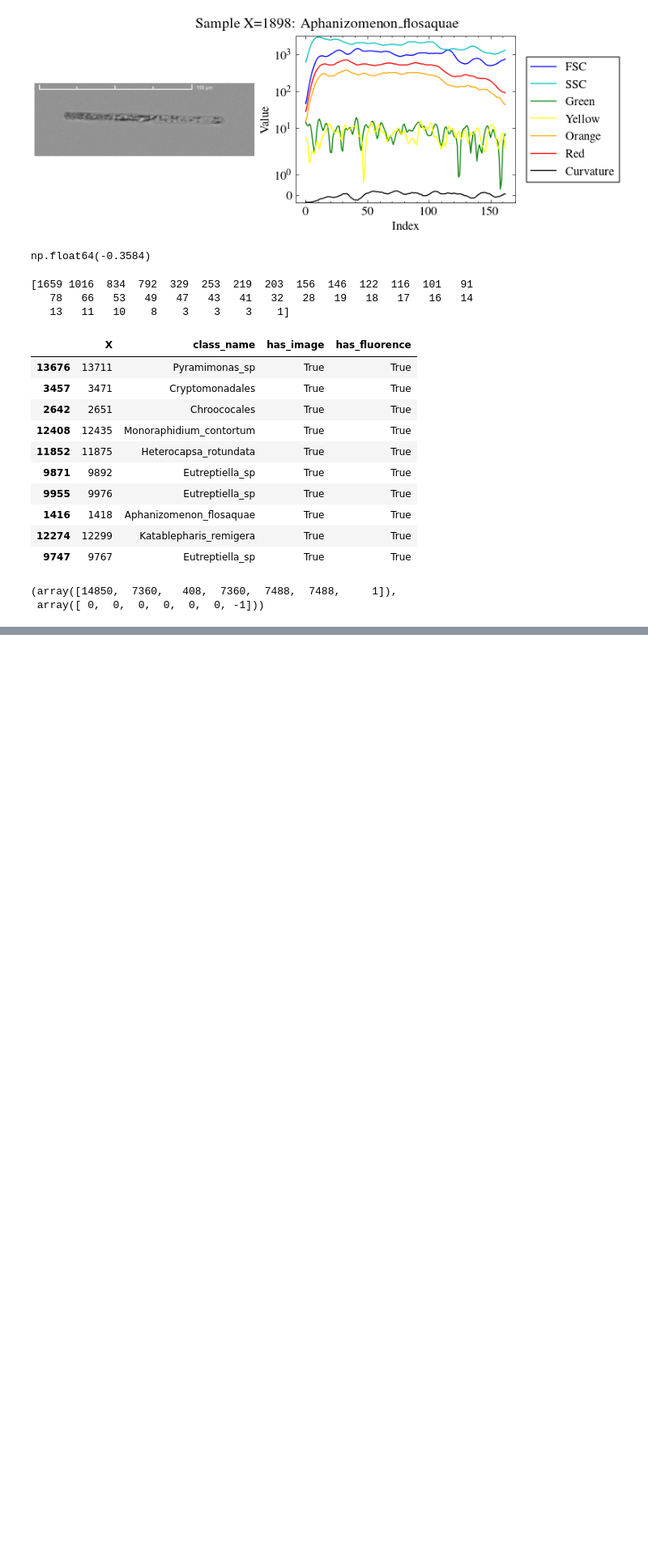
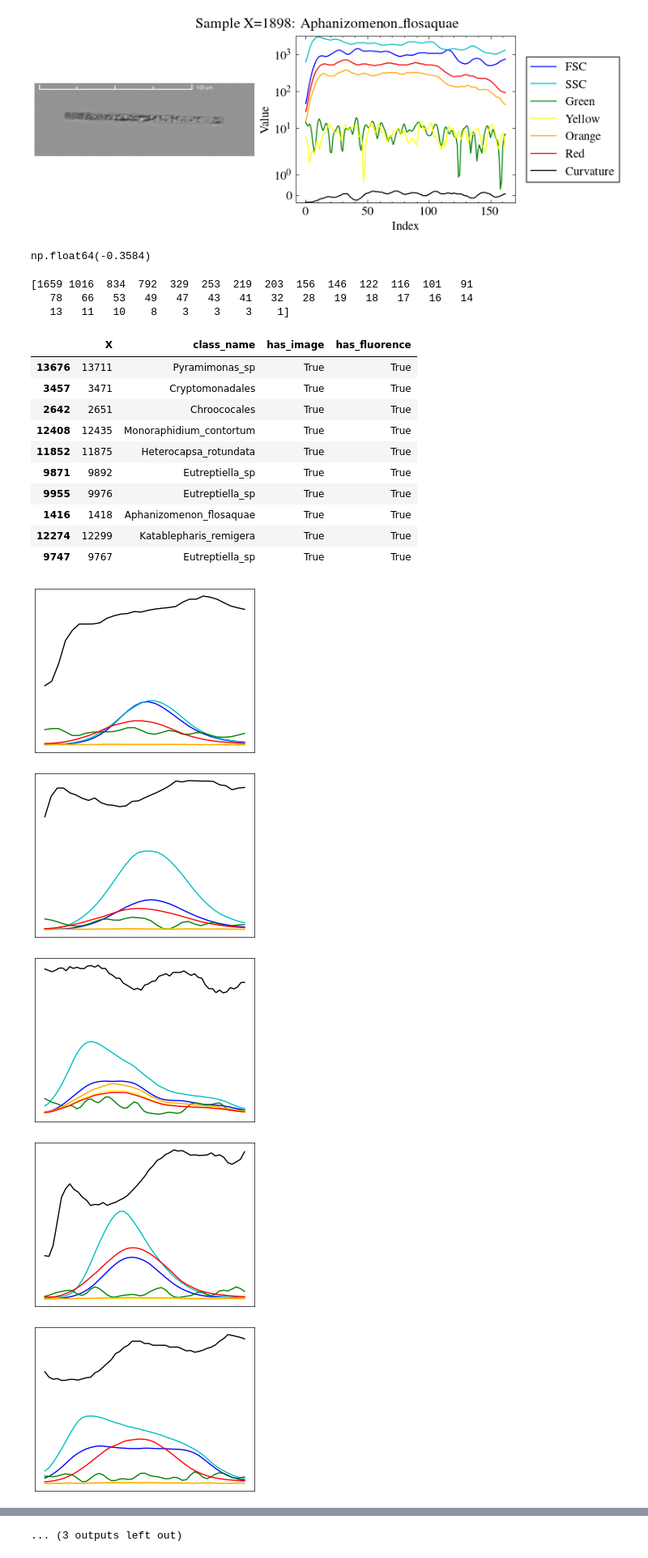
Before and after one commit to imveikka/multimodal_plankton_recognition, a Jupyter notebook: data_analysis.ipynb, the cells around one changed output, grey strips where cells are left out. Shown at 81% size. Drawn from its saved outputs; the diff is of its cells as text; code cells hidden in the pictures; blank space fills up the shorter version.

```diff
--- a/data_analysis.ipynb
+++ b/data_analysis.ipynb
@@ -169,7 +169,39 @@ multimodal.sample(10)
 table = pd.read_csv('./data/CytoSense/Pulse-shapes_annotated_CS_images.csv')
 # %%
 table = table.iloc[:, -7:].dropna()
-table.max(0).to_numpy().astype(int), table.min(0).to_numpy().astype(int)
+max_vals = table.max(0).to_numpy().astype(int)
+min_vals = table.min(0).to_numpy().astype(int)
-# %% [output]
-(array([14850,  7360,   408,  7360,  7488,  7488,     1]),
- array([ 0,  0,  0,  0,  0,  0, -1]))
+# %%
+
+for _, sample in annotations[annotations.iloc[:, -2:].T.all()].sample(20).iterrows():
+    x = sample.X
+
+    image = Image.open(image_dir / f"{x}.jpg")
+    fluorescence = pd.read_csv(fluorence_dir / f"{x}.csv")
+
+    h, w = image.size
+
+    if h == w:
+        styles = ['b', 'c', 'g', 'yellow', 'orange', 'r', 'k']
+
+        fig, ax = plt.subplots()
+
+
+        fluorescence = (fluorescence - min_vals) / (max_vals - min_vals)
+        ax = fluorescence.plot(ax=ax, style=dict(zip(fluorescence.columns, styles)))
+
+        ax.legend().set_visible(False)
+
+        ax.get_xaxis().set_visible(False)
+        ax.get_yaxis().set_visible(False)
+
+        plt.savefig(f'figures/{x}_profile.pdf')
+        image.save(f'figures/{x}_image.png')
+
+        plt.show()
+# %% [output]
+[figure, added]
+[figure, added]
+[figure, added]
+[figure, added]
+[figure, added]
@@ -175,0 +215 @@ table.max(0).to_numpy().astype(int), table.min(0).to_numpy().astype(int)
+... (3 outputs left out)
```
Also changed, not shown: parts of 1 cell of this notebook, 2 other files.
